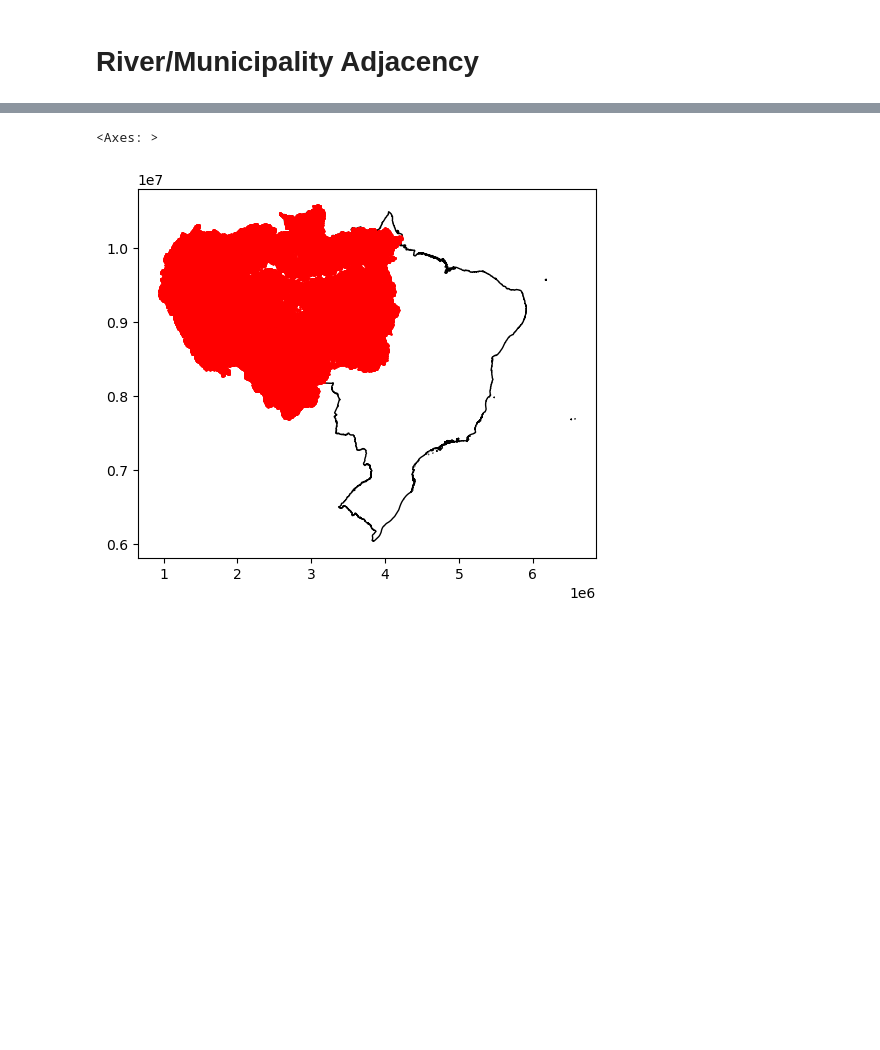
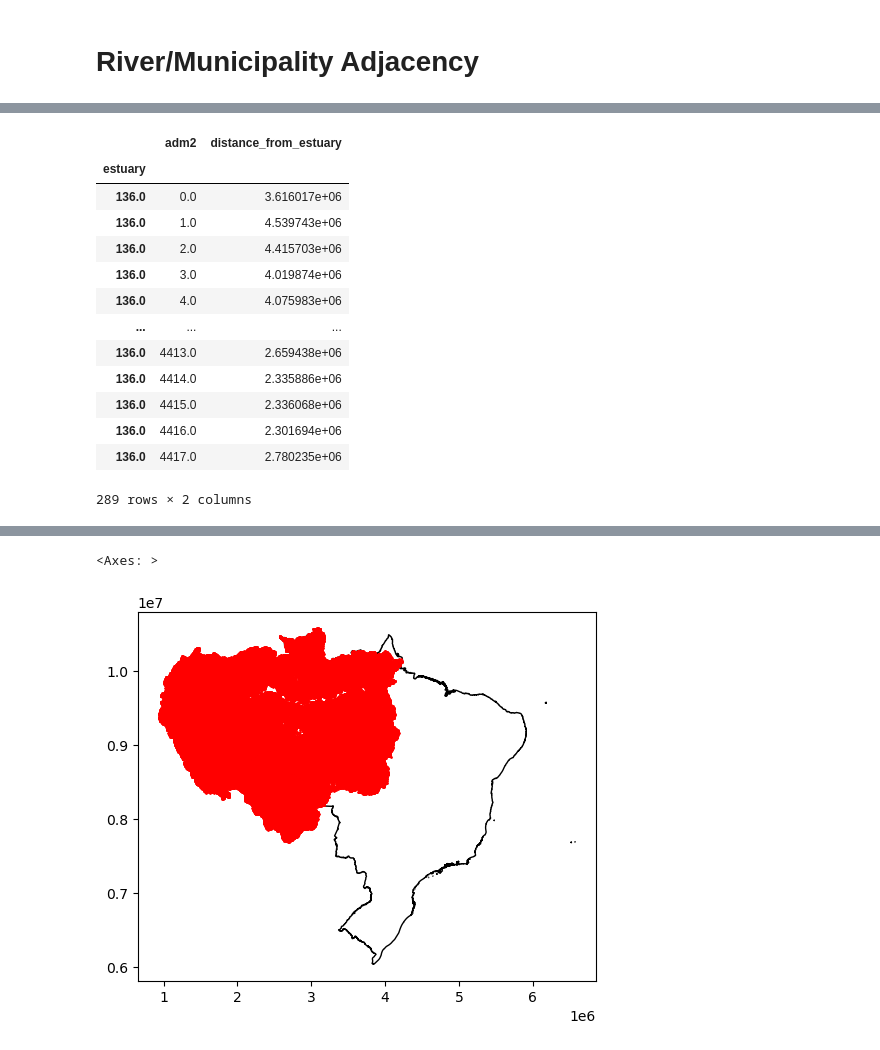
Before and after one commit to felixschulz385/Masterthesis, a Jupyter notebook: code/experiments/final_experiments.ipynb, the cells around one changed output, grey strips where cells are left out. Saved outputs shown, nothing was run; the diff lists cells and outputs as text; code cells hidden in the pictures; blank space fills up the shorter version.

```diff
--- a/code/experiments/final_experiments.ipynb
+++ b/code/experiments/final_experiments.ipynb
@@ -20,0 +169,17 @@ joined = rivers_brazil_shapefile.sjoin(municipalities_brazil_shapefile.to_crs(56
+# %%
+municipalities_estuaries.reset_index("adm2").loc[136]
+# %% [output]
+|  | adm2 | distance_from_estuary |
+| estuary |  |  |
+| 136.0 | 0.0 | 3.616017e+06 |
+| 136.0 | 1.0 | 4.539743e+06 |
+| 136.0 | 2.0 | 4.415703e+06 |
+| 136.0 | 3.0 | 4.019874e+06 |
+| 136.0 | 4.0 | 4.075983e+06 |
+| ... | ... | ... |
+| 136.0 | 4413.0 | 2.659438e+06 |
+| 136.0 | 4414.0 | 2.335886e+06 |
+| 136.0 | 4415.0 | 2.336068e+06 |
+| 136.0 | 4416.0 | 2.301694e+06 |
+| 136.0 | 4417.0 | 2.780235e+06 |
+289 rows × 2 columns
```
Also changed, not shown: parts of 22 cells of this notebook.
